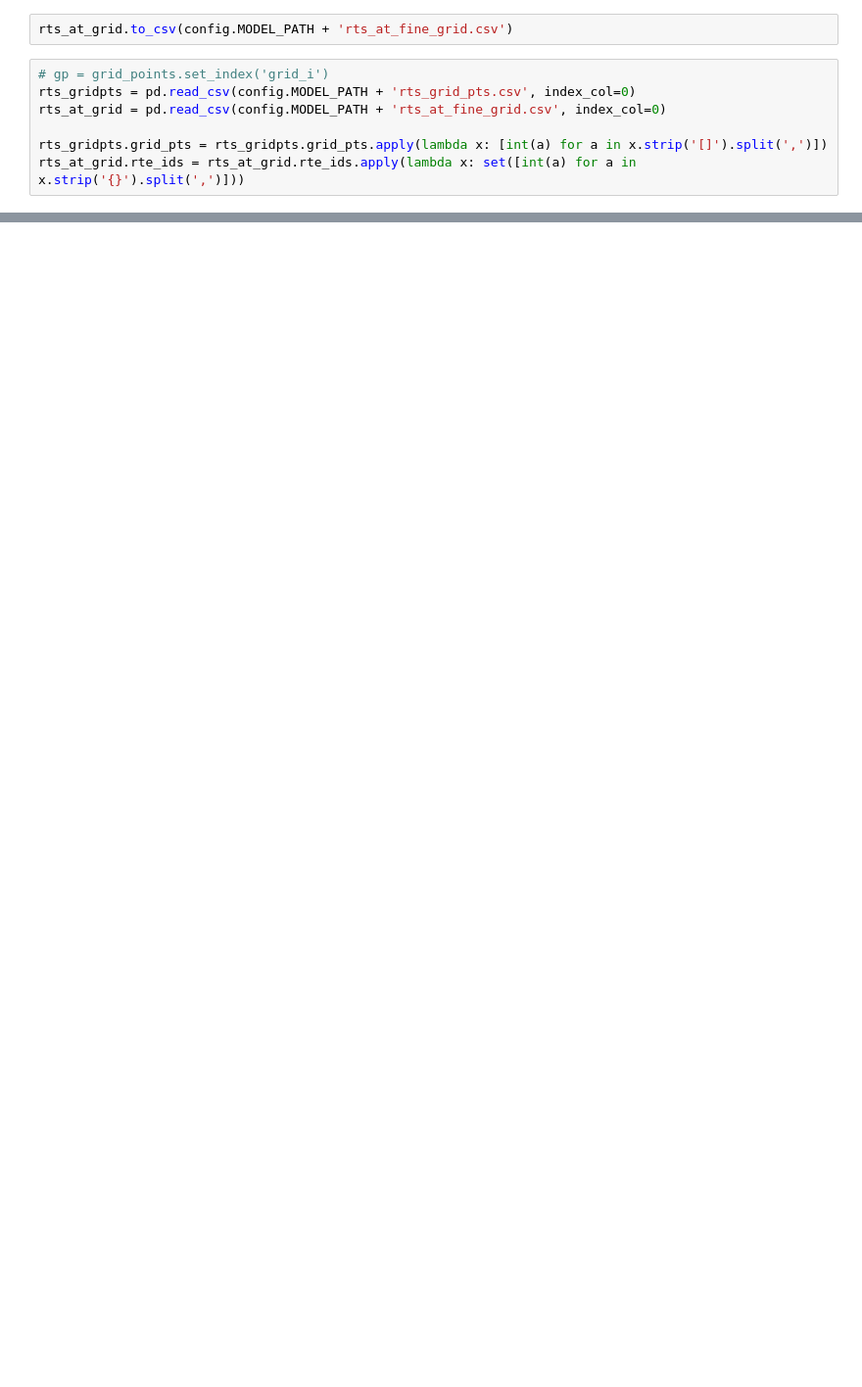
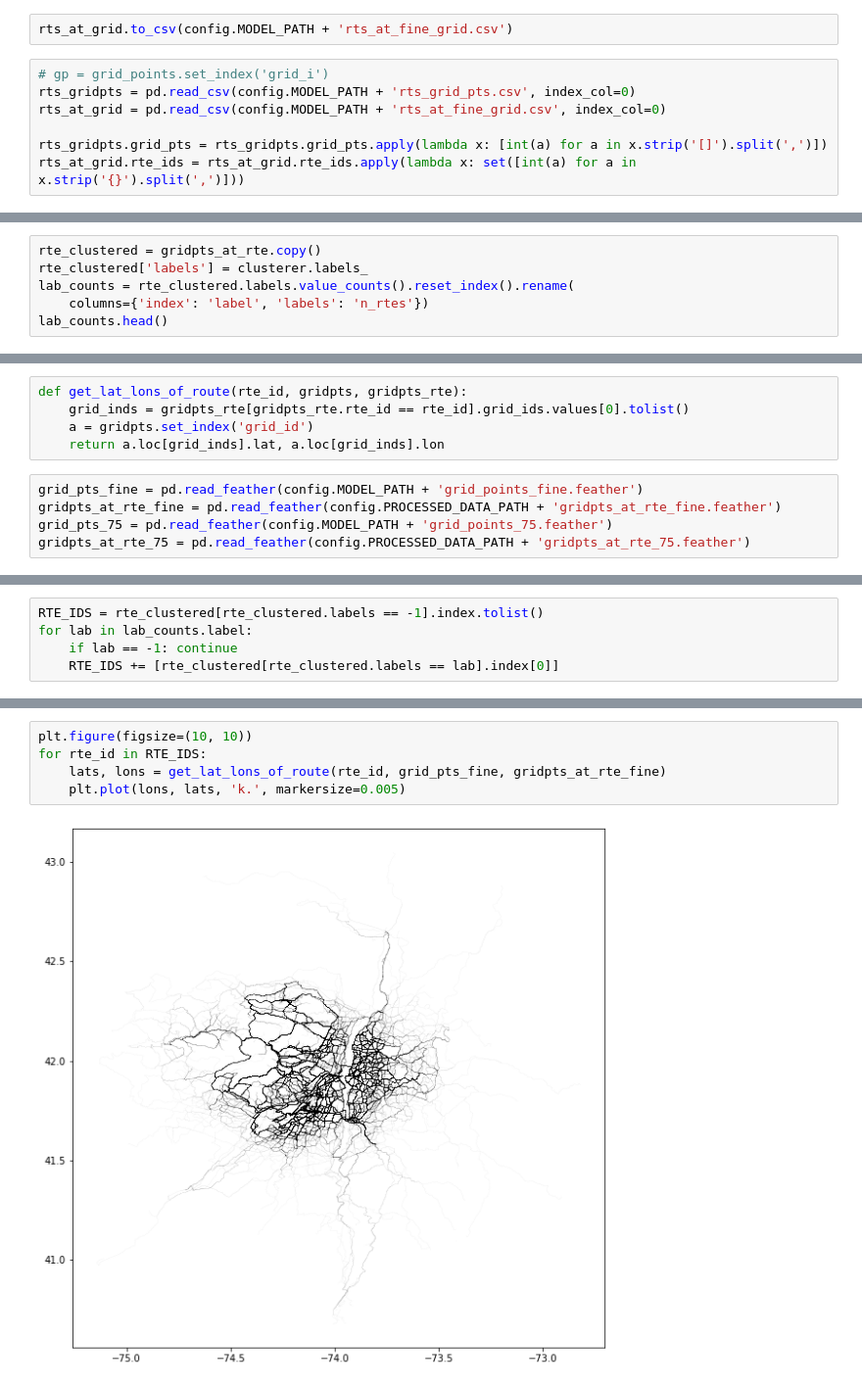
Before and after one commit to EHopper/EasyRider, a Jupyter notebook: deduping.ipynb, the cells around one changed output, grey strips where cells are left out. Shown at 98% size. Drawn from its saved outputs; the diff is of its cells as text; blank space fills up the shorter version.

```diff
--- a/deduping.ipynb
+++ b/deduping.ipynb
@@ -78,0 +197,6 @@ plt.plot(locs.lon, locs.lat, 'k.')
+# %%
+rte_clustered = gridpts_at_rte.copy()
+rte_clustered['labels'] = clusterer.labels_
+lab_counts = rte_clustered.labels.value_counts().reset_index().rename(
+    columns={'index': 'label', 'labels': 'n_rtes'})
+lab_counts.head()
@@ -78,0 +221,10 @@ plt.plot(locs.lon, locs.lat, 'k.')
+# %%
+def get_lat_lons_of_route(rte_id, gridpts, gridpts_rte):
+    grid_inds = gridpts_rte[gridpts_rte.rte_id == rte_id].grid_ids.values[0].tolist()
+    a = gridpts.set_index('grid_id')
+    return a.loc[grid_inds].lat, a.loc[grid_inds].lon
+# %%
+grid_pts_fine = pd.read_feather(config.MODEL_PATH + 'grid_points_fine.feather')
+gridpts_at_rte_fine = pd.read_feather(config.PROCESSED_DATA_PATH + 'gridpts_at_rte_fine.feather')
+grid_pts_75 = pd.read_feather(config.MODEL_PATH + 'grid_points_75.feather')
+gridpts_at_rte_75 = pd.read_feather(config.PROCESSED_DATA_PATH + 'gridpts_at_rte_75.feather')
@@ -78,0 +255,5 @@ plt.plot(locs.lon, locs.lat, 'k.')
+# %%
+RTE_IDS = rte_clustered[rte_clustered.labels == -1].index.tolist()
+for lab in lab_counts.label:
+    if lab == -1: continue
+    RTE_IDS += [rte_clustered[rte_clustered.labels == lab].index[0]]
@@ -78,0 +267,7 @@ plt.plot(locs.lon, locs.lat, 'k.')
+# %%
+plt.figure(figsize=(10, 10))
+for rte_id in RTE_IDS:
+    lats, lons = get_lat_lons_of_route(rte_id, grid_pts_fine, gridpts_at_rte_fine)
+    plt.plot(lons, lats, 'k.', markersize=0.005)
+# %% [output]
+[figure, added]
```
Also changed, not shown: parts of 42 cells of this notebook, 8 other files.
